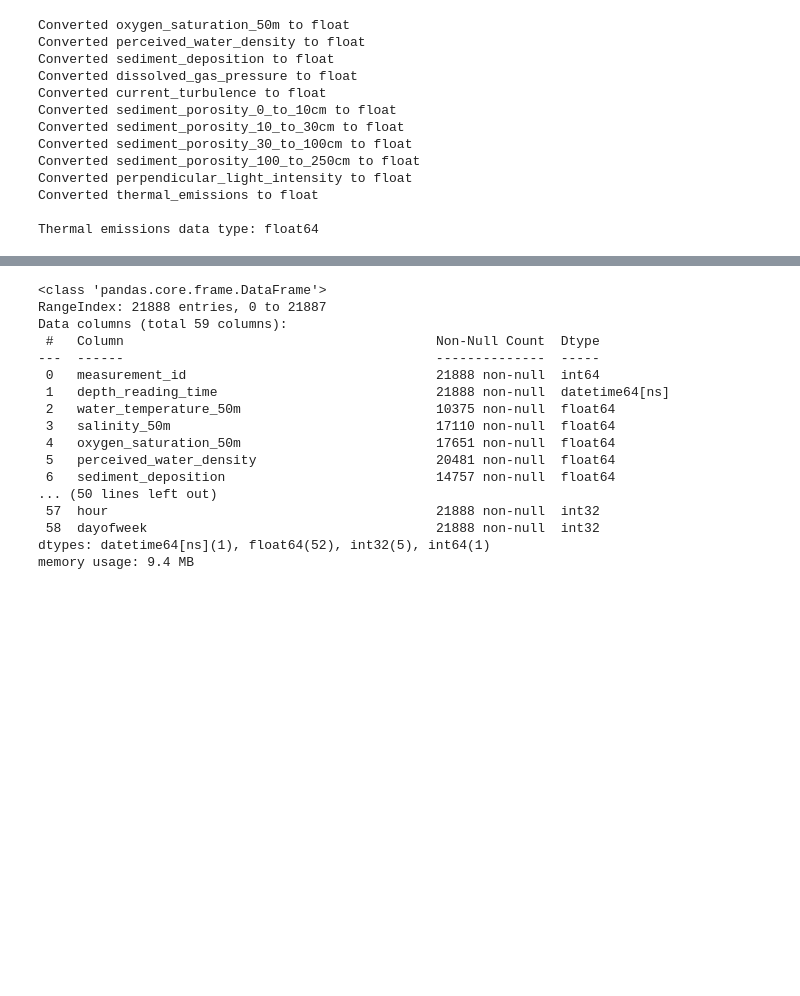
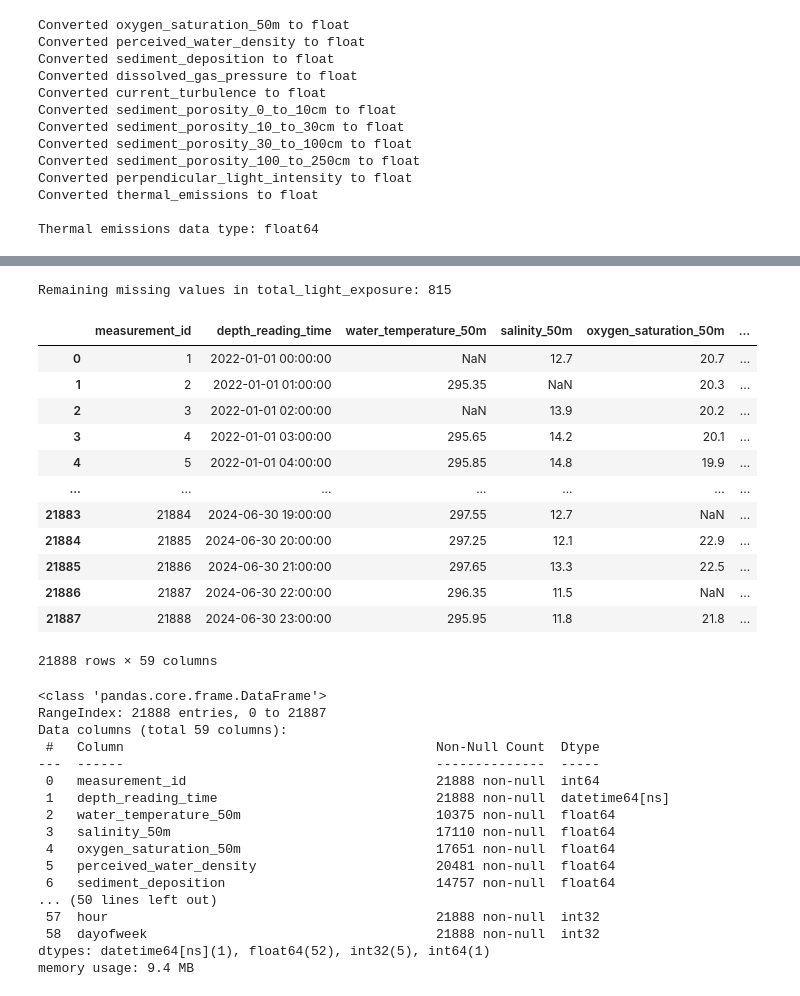
Before and after one commit to maybeitsai/regression-rumble-2025, a Jupyter notebook: NDC_Regression Rumble_Omnipotech.ipynb, the cells around one changed output, grey strips where cells are left out. Cells and saved outputs as stored; diff of their text form; code cells hidden in the pictures; blank space fills up the shorter version.

```diff
--- a/NDC_Regression Rumble_Omnipotech.ipynb
+++ b/NDC_Regression Rumble_Omnipotech.ipynb
@@ -341,3 +361,30 @@ Thermal emissions data type: float64
+# %%
+# Then fill remaining missing values with sum of downwelling_light and scattered_light
+# where both values are not missing
+mask = (df['total_light_exposure'].isna()) & (~df['downwelling_light'].isna()) & (~df['scattered_light'].isna())
+df.loc[mask, 'total_light_exposure'] = df.loc[mask, 'downwelling_light'] + df.loc[mask, 'scattered_light']
+# %%
+# Check how many values are still missing
+remaining_missing = df['total_light_exposure'].isna().sum()
+print(f"Remaining missing values in total_light_exposure: {remaining_missing}")
+# %% [output]
+Remaining missing values in total_light_exposure: 815
+# %%
+df
+# %% [output]
+|  | measurement_id | depth_reading_time | water_temperature_50m | salinity_50m | oxygen_saturation_50m | ... |
+| 0 | 1 | 2022-01-01 00:00:00 | NaN | 12.7 | 20.7 | ... |
+| 1 | 2 | 2022-01-01 01:00:00 | 295.35 | NaN | 20.3 | ... |
+| 2 | 3 | 2022-01-01 02:00:00 | NaN | 13.9 | 20.2 | ... |
+| 3 | 4 | 2022-01-01 03:00:00 | 295.65 | 14.2 | 20.1 | ... |
+| 4 | 5 | 2022-01-01 04:00:00 | 295.85 | 14.8 | 19.9 | ... |
+| ... | ... | ... | ... | ... | ... | ... |
+| 21883 | 21884 | 2024-06-30 19:00:00 | 297.55 | 12.7 | NaN | ... |
+| 21884 | 21885 | 2024-06-30 20:00:00 | 297.25 | 12.1 | 22.9 | ... |
+| 21885 | 21886 | 2024-06-30 21:00:00 | 297.65 | 13.3 | 22.5 | ... |
+| 21886 | 21887 | 2024-06-30 22:00:00 | 296.35 | 11.5 | NaN | ... |
+| 21887 | 21888 | 2024-06-30 23:00:00 | 295.95 | 11.8 | 21.8 | ... |
+21888 rows × 59 columns
 # %%
 df.to_csv('data/regression-rumble-ndc-2025/df_merged.csv', index=False)
 df.info()
```
Also changed, not shown: parts of 27 cells of this notebook.
